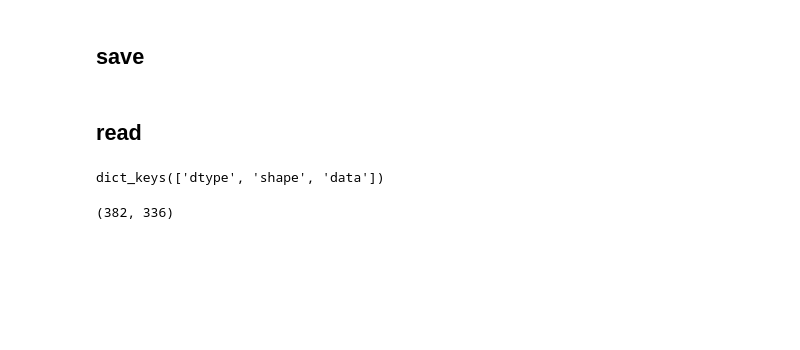
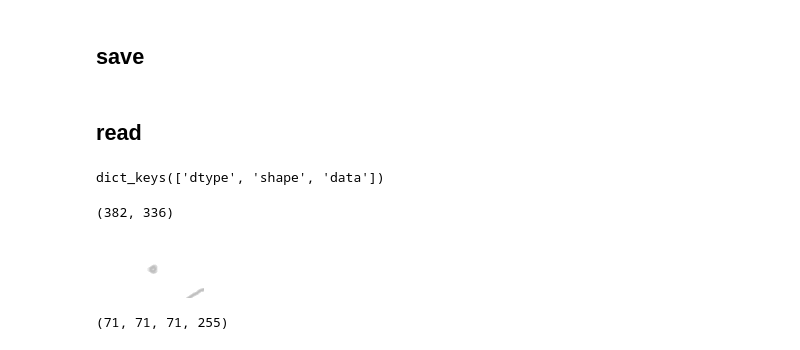
Before and after one commit to 60hz-io/gk2aICT, a Jupyter notebook: examples/cloudalbedo.ipynb, the cells around one changed output. Saved outputs shown, nothing was run; the diff lists cells and outputs as text; code cells hidden in the pictures; blank space fills up the shorter version.

```diff
--- a/examples/cloudalbedo.ipynb
+++ b/examples/cloudalbedo.ipynb
@@ -183,0 +213,2 @@ restored.shape
+# %%
+img = Image.fromarray(np.uint8(data['CF']*255), mode='L')
@@ -183,0 +272,4 @@ restored.shape
+# %%
+rgba
+# %% [output]
+[figure, added]
@@ -183,0 +278,4 @@ restored.shape
+# %%
+item
+# %% [output]
+(71, 71, 71, 255)
```
Also changed, not shown: parts of 12 cells of this notebook.
